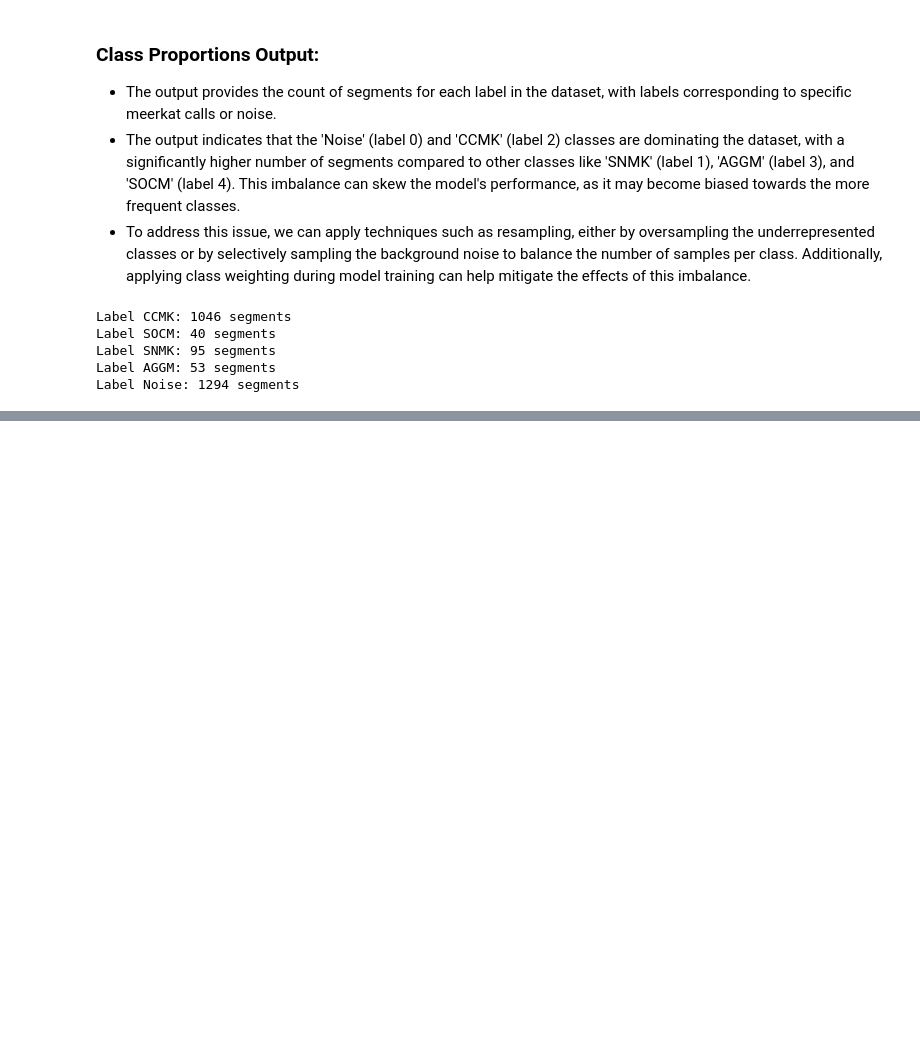
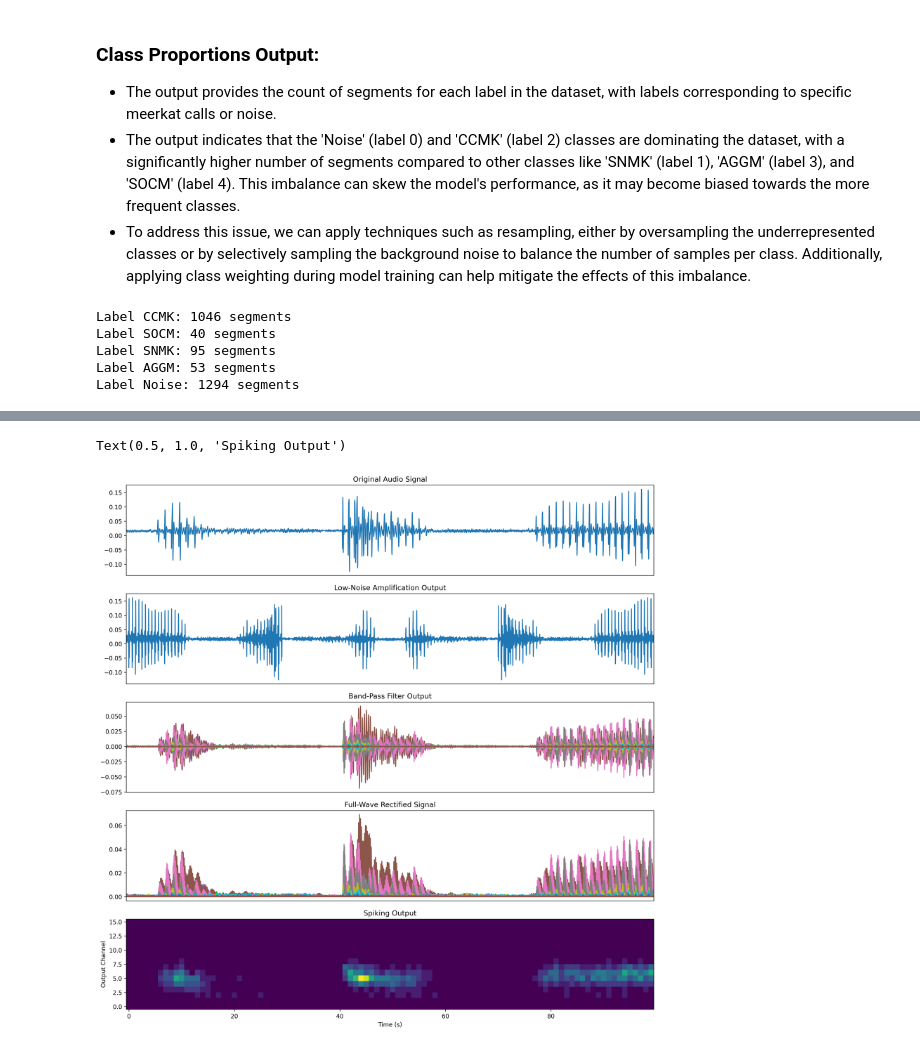
Before and after one commit to uwa-computer-science/project-12-prototype-bio-acoustic-detection-system-soundsentinel, a Jupyter notebook: preprocess.ipynb, the cells around one changed output, grey strips where cells are left out. Saved outputs shown, nothing was run; the diff lists cells and outputs as text; code cells hidden in the pictures; blank space fills up the shorter version.

```diff
--- a/preprocess.ipynb
+++ b/preprocess.ipynb
@@ -194,0 +215,45 @@ ValueError: Sampling frequency (8000.0) must be at least 6 times the highest BPF
+# %%
+# Process the sample audio segment through the AFESim
+filt_spikes, state, rec = afe(inp_ts, record=True)
+# %%
+fig = plt.figure(figsize=(16, 16))
+
+# Plot the original input signal
+ax = fig.add_subplot(511)
+inp_ts.plot()
+ax.set_xticks([])
+ax.set_xlabel("")
+ax.set_title("Original Audio Signal")
+
+# Plot the Low-Noise Amplifier (LNA) output
+ax = fig.add_subplot(512)
+rec["LNA_out"].plot()
+ax.set_xticks([])
+ax.set_xlabel("")
+ax.set_title("Low-Noise Amplification Output")
+
+# Plot the Band-Pass Filter (BPF) output
+ax = fig.add_subplot(513)
+rec["BPF"].plot()
+ax.set_xticks([])
+ax.set_xlabel("")
+ax.set_title("Band-Pass Filter Output")
+
+# Plot the Rectified Signal
+ax = fig.add_subplot(514)
+rec["rect"].plot()
+ax.set_xticks([])
+ax.set_xlabel("")
+ax.set_title("Full-Wave Rectified Signal")
+
+# Plot the final spiking output
+ax = fig.add_subplot(515)
+plt.imshow(
+    filt_spikes.raster(dt=10e-3, add_events=True).T, aspect="auto", origin="lower"
+)
+ax.set_xlabel("Time (s)")
+ax.set_ylabel("Output Channel")
+ax.set_title("Spiking Output")
+# %% [output]
+Text(0.5, 1.0, 'Spiking Output')
+[figure, added]
```
Also changed, not shown: parts of 3 cells of this notebook.
